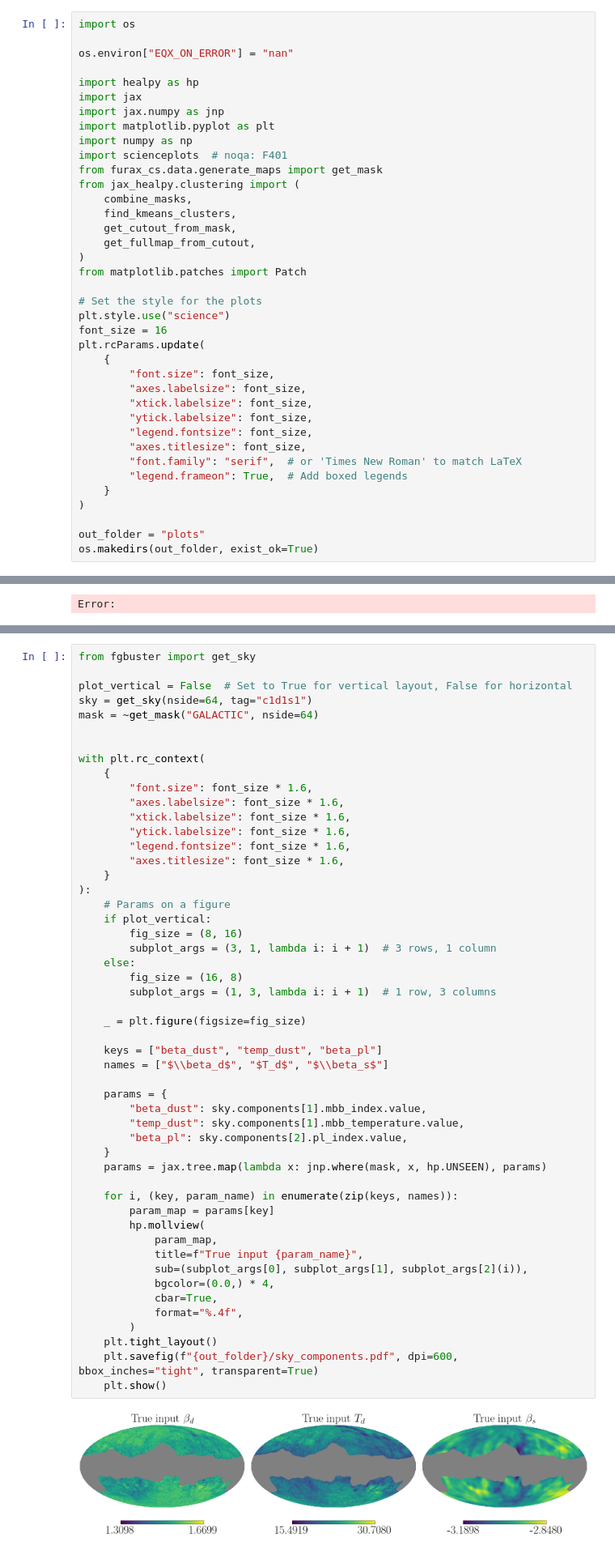
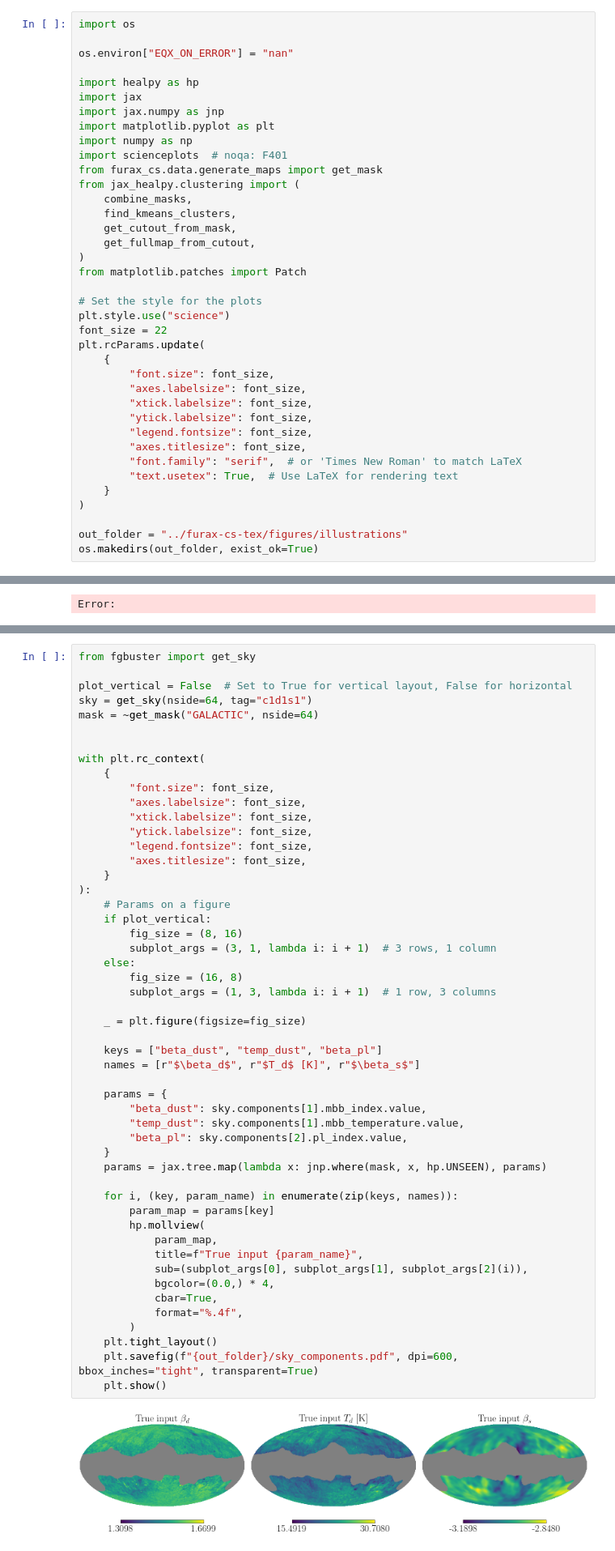
Before and after one commit to CMBSciPol/furax-cs, a Jupyter notebook: notebooks/80-illustraions.ipynb, the cells around one changed output, grey strips where cells are left out. Shown at 81% size. Drawn from its saved outputs; the diff is of its cells as text.

```diff
--- a/notebooks/80-illustraions.ipynb
+++ b/notebooks/80-illustraions.ipynb
@@ -20,7 +20,7 @@ from matplotlib.patches import Patch
 
 # Set the style for the plots
 plt.style.use("science")
-font_size = 16
+font_size = 22
 plt.rcParams.update(
     {
         "font.size": font_size,
@@ -30,11 +30,11 @@ plt.rcParams.update(
         "legend.fontsize": font_size,
         "axes.titlesize": font_size,
         "font.family": "serif",  # or 'Times New Roman' to match LaTeX
-        "legend.frameon": True,  # Add boxed legends
+        "text.usetex": True,  # Use LaTeX for rendering text
     }
 )
 
-out_folder = "plots"
+out_folder = "../furax-cs-tex/figures/illustrations"
 os.makedirs(out_folder, exist_ok=True)
 # %% [markdown]
 ## K-means Clustering Demonstration
@@ -290,12 +294,12 @@ mask = ~get_mask("GALACTIC", nside=64)
 
 with plt.rc_context(
     {
-        "font.size": font_size * 1.6,
-        "axes.labelsize": font_size * 1.6,
-        "xtick.labelsize": font_size * 1.6,
-        "ytick.labelsize": font_size * 1.6,
-        "legend.fontsize": font_size * 1.6,
-        "axes.titlesize": font_size * 1.6,
+        "font.size": font_size,
+        "axes.labelsize": font_size,
+        "xtick.labelsize": font_size,
+        "ytick.labelsize": font_size,
+        "legend.fontsize": font_size,
+        "axes.titlesize": font_size,
     }
 ):
     # Params on a figure
@@ -304,35 +308,35 @@ with plt.rc_context(
         subplot_args = (3, 1, lambda i: i + 1)  # 3 rows, 1 column
     else:
         fig_size = (16, 8)
         subplot_args = (1, 3, lambda i: i + 1)  # 1 row, 3 columns
 
     _ = plt.figure(figsize=fig_size)
 
     keys = ["beta_dust", "temp_dust", "beta_pl"]
-    names = ["$\\beta_d$", "$T_d$", "$\\beta_s$"]
+    names = [r"$\beta_d$", r"$T_d$ [K]", r"$\beta_s$"]
 
     params = {
         "beta_dust": sky.components[1].mbb_index.value,
         "temp_dust": sky.components[1].mbb_temperature.value,
         "beta_pl": sky.components[2].pl_index.value,
     }
     params = jax.tree.map(lambda x: jnp.where(mask, x, hp.UNSEEN), params)
 
     for i, (key, param_name) in enumerate(zip(keys, names)):
         param_map = params[key]
         hp.mollview(
             param_map,
             title=f"True input {param_name}",
             sub=(subplot_args[0], subplot_args[1], subplot_args[2](i)),
             bgcolor=(0.0,) * 4,
             cbar=True,
             format="%.4f",
         )
     plt.tight_layout()
     plt.savefig(f"{out_folder}/sky_components.pdf", dpi=600, bbox_inches="tight", transparent=True)
     plt.show()
 # %% [output]
-[figure, old version]
+[figure, new version]
 # %%
 np.random.seed(0)
 
```
Also changed, not shown: parts of 2 cells of this notebook, 2 other files.
